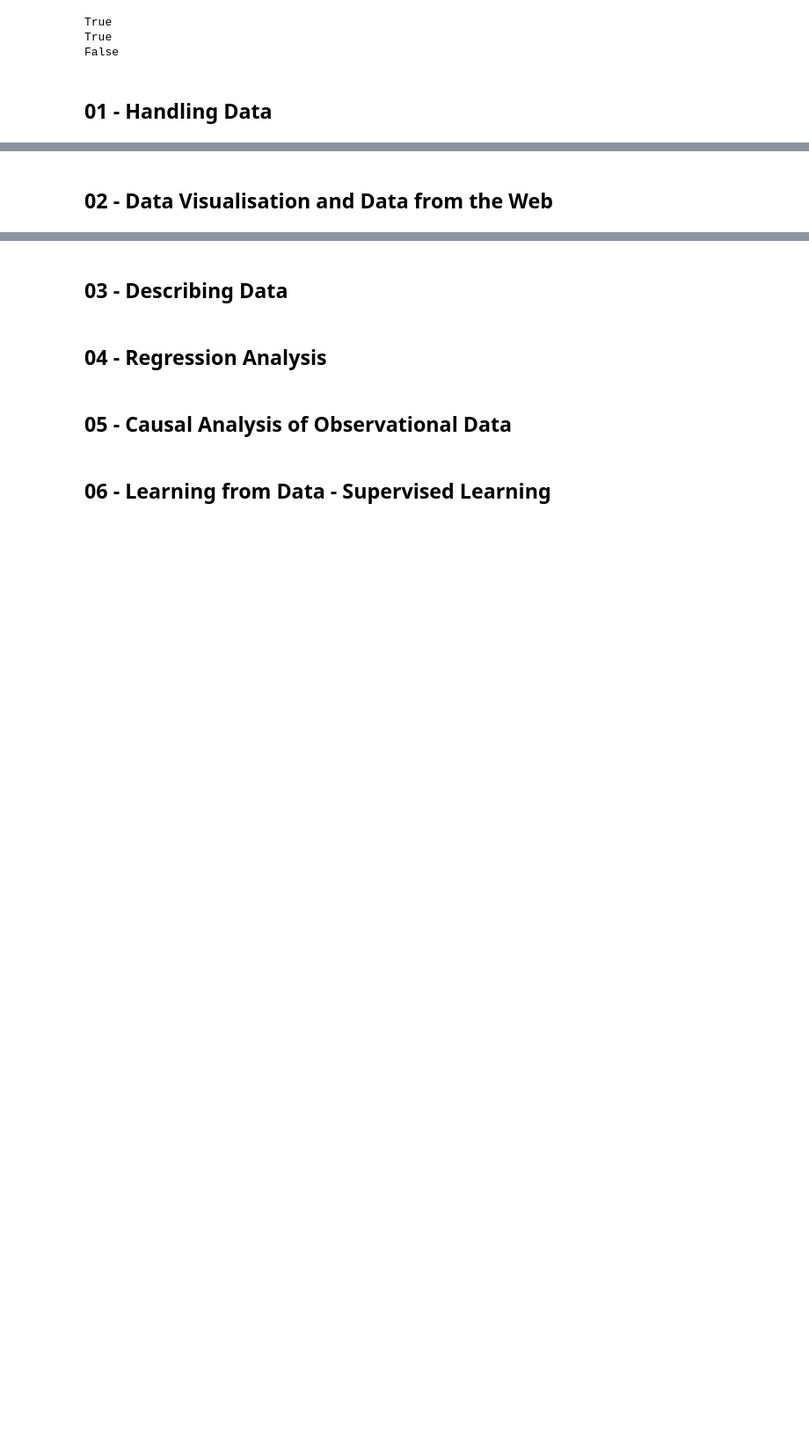
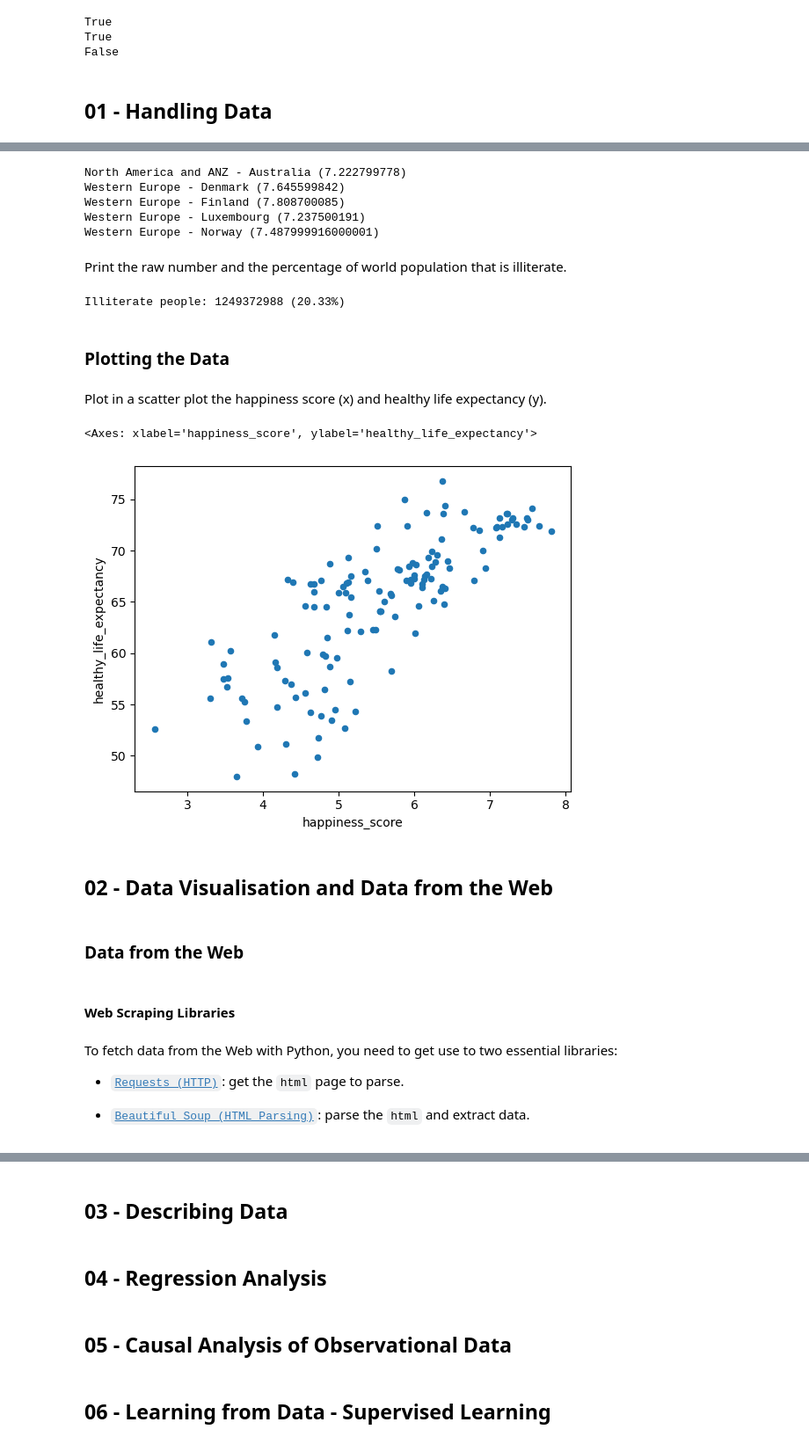
Before and after one commit to alessiodesogus/2023, a Jupyter notebook: Exam/Helpers/Exam_helpers.ipynb, the cells around one changed output, grey strips where cells are left out. Shown at 88% size. Saved outputs shown, nothing was run; the diff lists cells and outputs as text; code cells hidden in the pictures; blank space fills up the shorter version.

```diff
--- a/Exam/Helpers/Exam_helpers.ipynb
+++ b/Exam/Helpers/Exam_helpers.ipynb
@@ -97,5 +99,17 @@ from pyspark import SparkContext
+# %%
+DATA_FOLDER = 'Data/'
+HAPPINESS_DATASET = DATA_FOLDER + "happiness2020.csv"
+COUNTRIES_DATASET = DATA_FOLDER + "countries_info.csv"
 # %% [markdown]
 ####  .CSV
+# %%
+import pandas as pd
+
+happiness = pd.read_csv(HAPPINESS_DATASET)
+happiness.head()
+
+countries = pd.read_csv(COUNTRIES_DATASET, decimal=',')
+countries.head()
 # %% [markdown]
 #### .JSON
 # %% [markdown]
@@ -257,0 +282,4 @@ tweets_by_kw = pd.Series([tweets[w].value_counts()[True] for w in keywords], ind
+# %%
+happiness['country_name'] = happiness['country'].apply(lambda r: r.lower())
+country_features = happiness.merge(countries, on="country_name").drop("country_name", axis=1)
+country_features.head()
@@ -258,2 +347,39 @@ tweets_by_kw = pd.Series([tweets[w].value_counts()[True] for w in keywords], ind
+# %%
+for idx, row in country_features[country_features.literacy==100].iterrows():
+    print("{} - {} ({})".format(row.world_region, row.country, row.happiness_score))
+# %% [output]
+North America and ANZ - Australia (7.222799778)
+Western Europe - Denmark (7.645599842)
+Western Europe - Finland (7.808700085)
+Western Europe - Luxembourg (7.237500191)
+Western Europe - Norway (7.487999916000001)
+# %% [markdown]
+Print the raw number and the percentage of world population that is illiterate.
+# %%
+illiterate_people = country_features.population * (100 - country_features.literacy)/100
+illiterate_fraction = illiterate_people.sum() / country_features.population.sum()
+
+print("Illiterate people: {:.0f} ({:.2%})".format(illiterate_people.sum(), illiterate_fraction))
+# %% [output]
+Illiterate people: 1249372988 (20.33%)
+# %% [markdown]
+### Plotting the Data
+# %% [markdown]
+Plot in a scatter plot the happiness score (x) and healthy life expectancy (y).
+# %%
+country_features.plot(x="happiness_score", y="healthy_life_expectancy", kind="scatter")
+# %% [output]
+<Axes: xlabel='happiness_score', ylabel='healthy_life_expectancy'>
+[figure, added]
 # %% [markdown]
 ## 02 - Data Visualisation and Data from the Web
+# %% [markdown]
+### Data from the Web
+# %% [markdown]
+#### Web Scraping Libraries
+# %% [markdown]
+To fetch data from the Web with Python, you need to get use to two essential libraries:
+
+ * [`Requests (HTTP)`](https://requests.kennethreitz.org/en/master/): get the `html` page to parse.
+
+ * [`Beautiful Soup (HTML Parsing)`](https://www.crummy.com/software/BeautifulSoup/bs4/doc/): parse the `html` and extract data.
```
Also changed, not shown: parts of 107 cells of this notebook, 2 other files.
